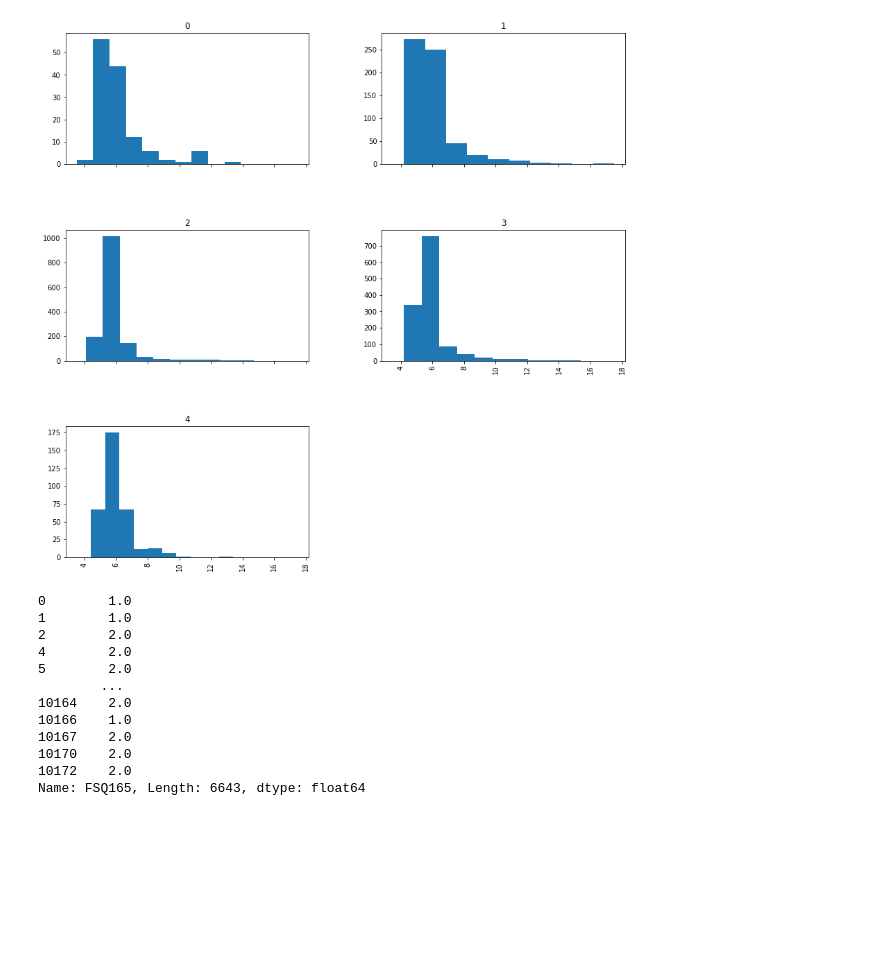
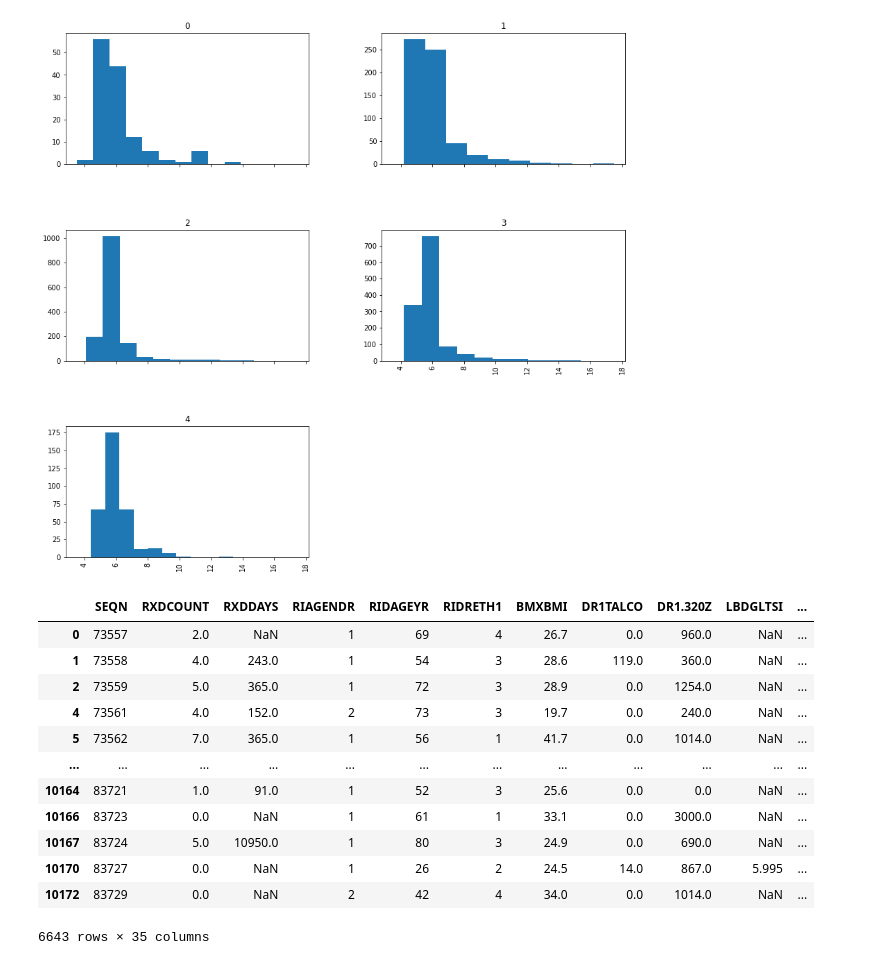
Before and after one commit to birddropping/IND5003-Group-Project, a Jupyter notebook: IND5003_Group_Project.ipynb, the cells around one changed output. Cells and saved outputs as stored; diff of their text form; code cells hidden in the pictures; blank space fills up the shorter version.

```diff
--- a/IND5003_Group_Project.ipynb
+++ b/IND5003_Group_Project.ipynb
@@ -322,10 +322,3 @@ array([[<AxesSubplot:title={'center':'0'}>,
         <AxesSubplot:title={'center':'3'}>],
        [<AxesSubplot:title={'center':'4'}>, <AxesSubplot:>]], dtype=object)
 [figure]
-# %%
-# Defining average blood pressure
-final_data.loc[:,'AVGSYBP'] = final_data[['BPXSY1','BPXSY2','BPXSY3']].mean(axis=1)
-final_data.loc[:,'AVGDIBP'] = final_data[['BPXDI1','BPXDI2','BPXDI3']].mean(axis=1)
-
-# Dropping base features relating to 1,2,3 measurements of Systolic and Diastolic BP
-final_data = final_data.drop(['BPXSY1','BPXSY2','BPXSY3','BPXDI1','BPXDI2','BPXDI3'], axis=1)
@@ -332,15 +347,41 @@ final_data = final_data.drop(['BPXSY1','BPXSY2','BPXSY3','BPXDI1','BPXDI2','BPXD
+# %%
+#Create working database for activity
+activity = ["LBXGH","PAQ605", "PAQ620", "PAQ635", "PAQ650", "PAQ665", "PAD680", "PAQ710", "PAQ715"]
+activity_wk = final_data.loc[:,activity]
+
+#drop "PAQ706" due to poor data
+#code out target variable "DM"
+#code activity levels
+activity1 = ["LBXGH","PAQ605", "PAQ620", "PAQ635", "PAQ650", "PAQ665", "PAD680", "PAQ710", "PAQ715"]
+activity_wk = final_data.loc[:,activity1]
+activity_wk["DM"] = activity_wk["LBXGH"]>6.5
+activity_wk["activity_lvl_high"] = np.where((activity_wk.PAQ650 == 1) | (activity_wk.PAQ605 == 1), 1, np.NaN)
+activity_wk["activity_lvl_med"] = np.where((activity_wk["PAQ620"] == 1) | (activity_wk["PAQ665"] == 1), 2, np.NaN)
+activity_wk["activity_lvl_low"] =  (activity_wk["PAQ605" and "PAQ650" and "PAQ620" and "PAQ665"] !=1)
+
+
+activity_wk["activity_lvl_low"].replace(True, 3, inplace=True)
+activity_wk["activity_lvl_low"].replace(False, np.NaN, inplace=True)
+#activity_wk[activity_wk["activity_lvl_high"]==0].replace(0,activity_wk["activity_lvl_med"], inplace=True )
+#activity_wk["activity_lvl_high"].replace(0,activity_wk["activity_lvl_med"], inplace =True)
+activity_wk["activity_lvl"] = activity_wk[["activity_lvl_high", "activity_lvl_med", "activity_lvl_low"]].min(axis=1)
+
+final_data['activity_lvl'] = activity_wk['activity_lvl']
+
+final_data.drop(["PAQ605",'PAQ610','PAD615', "PAQ620",'PAQ625','PAD630', "PAQ635", 'PAQ640','PAD645', "PAQ650", 'PAQ655','PAD660', "PAQ665", 'PAQ670','PAD675', "PAD680", "PAQ710", "PAQ715"], axis=1, inplace=True)
 # %%
-final_data['FSQ165']
+final_data
 # %% [output]
+|  | SEQN | RXDCOUNT | RXDDAYS | RIAGENDR | RIDAGEYR | RIDRETH1 | BMXBMI | DR1TALCO | DR1.320Z | LBDGLTSI | ... |
+| 0 | 73557 | 2.0 | NaN | 1 | 69 | 4 | 26.7 | 0.0 | 960.0 | NaN | ... |
+| 1 | 73558 | 4.0 | 243.0 | 1 | 54 | 3 | 28.6 | 119.0 | 360.0 | NaN | ... |
+| 2 | 73559 | 5.0 | 365.0 | 1 | 72 | 3 | 28.9 | 0.0 | 1254.0 | NaN | ... |
+| 4 | 73561 | 4.0 | 152.0 | 2 | 73 | 3 | 19.7 | 0.0 | 240.0 | NaN | ... |
+| 5 | 73562 | 7.0 | 365.0 | 1 | 56 | 1 | 41.7 | 0.0 | 1014.0 | NaN | ... |
+| ... | ... | ... | ... | ... | ... | ... | ... | ... | ... | ... | ... |
+| 10164 | 83721 | 1.0 | 91.0 | 1 | 52 | 3 | 25.6 | 0.0 | 0.0 | NaN | ... |
+| 10166 | 83723 | 0.0 | NaN | 1 | 61 | 1 | 33.1 | 0.0 | 3000.0 | NaN | ... |
+| 10167 | 83724 | 5.0 | 10950.0 | 1 | 80 | 3 | 24.9 | 0.0 | 690.0 | NaN | ... |
+| 10170 | 83727 | 0.0 | NaN | 1 | 26 | 2 | 24.5 | 14.0 | 867.0 | 5.995 | ... |
+| 10172 | 83729 | 0.0 | NaN | 2 | 42 | 4 | 34.0 | 0.0 | 1014.0 | NaN | ... |
-0        1.0
-1        1.0
-2        2.0
-4        2.0
-5        2.0
-        ...
-10164    2.0
-10166    1.0
-10167    2.0
-10170    2.0
-10172    2.0
-Name: FSQ165, Length: 6643, dtype: float64
+6643 rows × 35 columns
```
Also changed, not shown: parts of 8 cells of this notebook, 2 other files.
